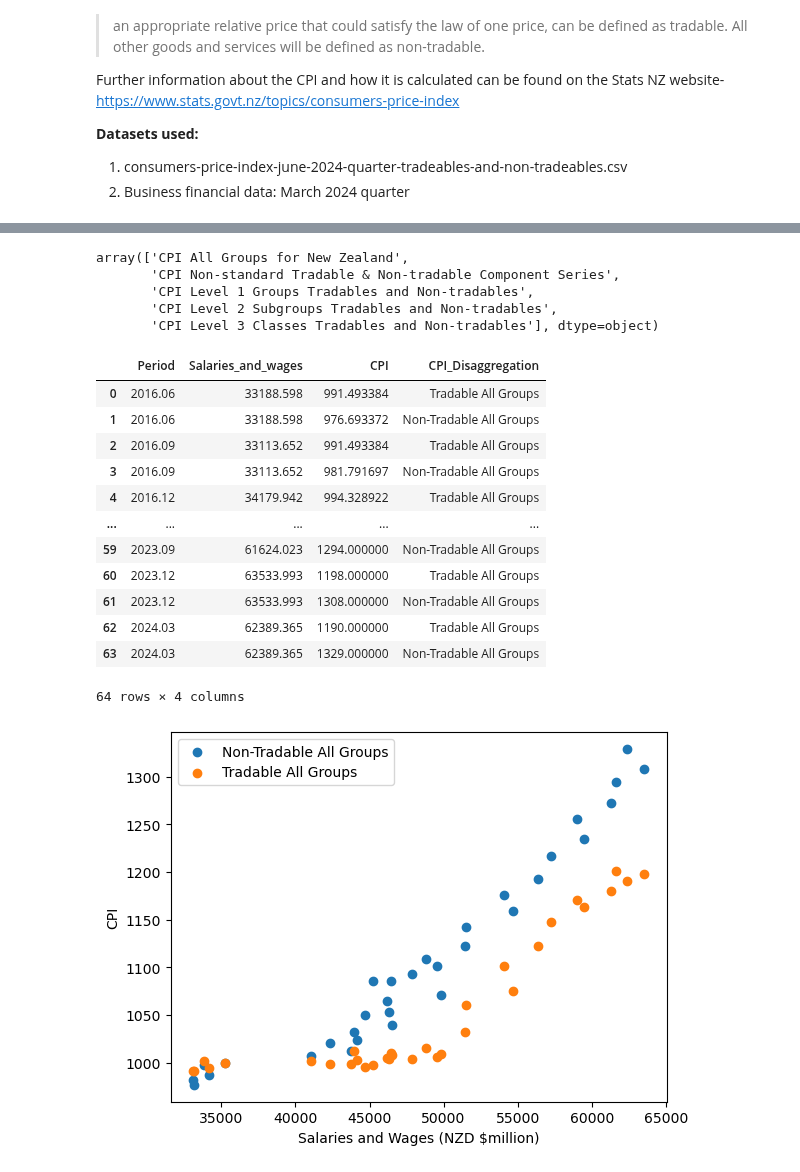
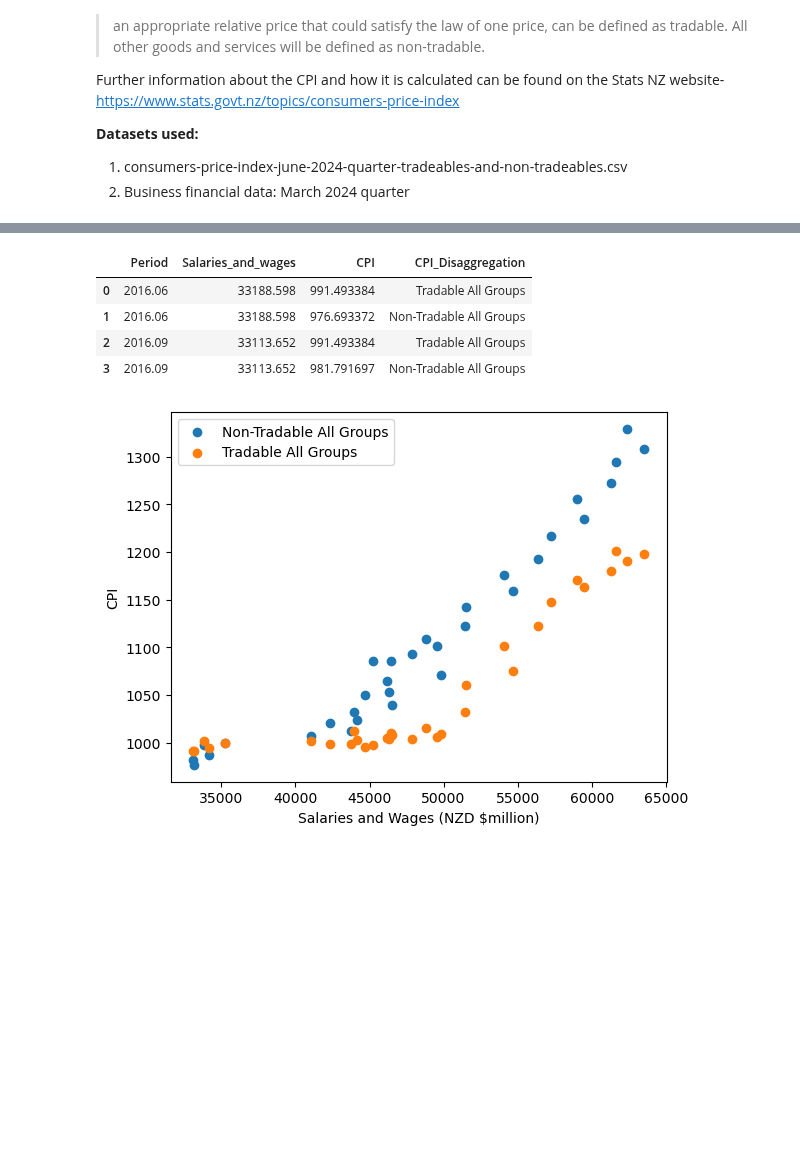
Before and after one commit to marcusbuckland/mle, a Jupyter notebook: q5-model.ipynb, the cells around one changed output, grey strips where cells are left out. Saved outputs shown, nothing was run; the diff lists cells and outputs as text; code cells hidden in the pictures; blank space fills up the shorter version.

```diff
--- a/q5-model.ipynb
+++ b/q5-model.ipynb
@@ -78,14 +78,6 @@ cpi = pd.read_csv(f'./data/{CPI_FILENAME}')
 # %%
 # Group salaries and wages data by Period - explanatory variable
 grouped = salaries_and_wages.groupby('Period')['Data_value'].agg('sum')
-# %%
-cpi.Group.unique()
-# %% [output]
-array(['CPI All Groups for New Zealand',
-       'CPI Non-standard Tradable & Non-tradable Component Series',
-       'CPI Level 1 Groups Tradables and Non-tradables',
-       'CPI Level 2 Subgroups Tradables and Non-tradables',
-       'CPI Level 3 Classes Tradables and Non-tradables'], dtype=object)
 # %%
 # Filter cpi to include only Tradeables and Non-tradeables
 cpi = cpi[cpi['Group'] == 'CPI Non-standard Tradable & Non-tradable Component Series']
@@ -93,22 +85,15 @@ cpi = cpi[cpi['Group'] == 'CPI Non-standard Tradable & Non-tradable Component Se
 # Perform an inner join on the two dataframes, using the 'Period' column as the key
 df = pd.merge(left=grouped, right=cpi.loc[:, ['Period', 'Data_value', 'Series_title_1']], on='Period', how='inner')
 # %%
+# Rename columns
 df.rename(columns={'Data_value_x': 'Salaries_and_wages', 'Data_value_y': 'CPI', 'Series_title_1': 'CPI_Disaggregation'}, inplace=True)
-df
+df.head(4)
 # %% [output]
 |  | Period | Salaries_and_wages | CPI | CPI_Disaggregation |
 | 0 | 2016.06 | 33188.598 | 991.493384 | Tradable All Groups |
 | 1 | 2016.06 | 33188.598 | 976.693372 | Non-Tradable All Groups |
 | 2 | 2016.09 | 33113.652 | 991.493384 | Tradable All Groups |
 | 3 | 2016.09 | 33113.652 | 981.791697 | Non-Tradable All Groups |
-| 4 | 2016.12 | 34179.942 | 994.328922 | Tradable All Groups |
-| ... | ... | ... | ... | ... |
-| 59 | 2023.09 | 61624.023 | 1294.000000 | Non-Tradable All Groups |
-| 60 | 2023.12 | 63533.993 | 1198.000000 | Tradable All Groups |
-| 61 | 2023.12 | 63533.993 | 1308.000000 | Non-Tradable All Groups |
-| 62 | 2024.03 | 62389.365 | 1190.000000 | Tradable All Groups |
-| 63 | 2024.03 | 62389.365 | 1329.000000 | Non-Tradable All Groups |
-64 rows × 4 columns
 # %%
 # Scatterplot of Salaries and Wages vs CPI
 for label, df_group in df.groupby('CPI_Disaggregation'):
```
Also changed, not shown: parts of 4 cells of this notebook.
